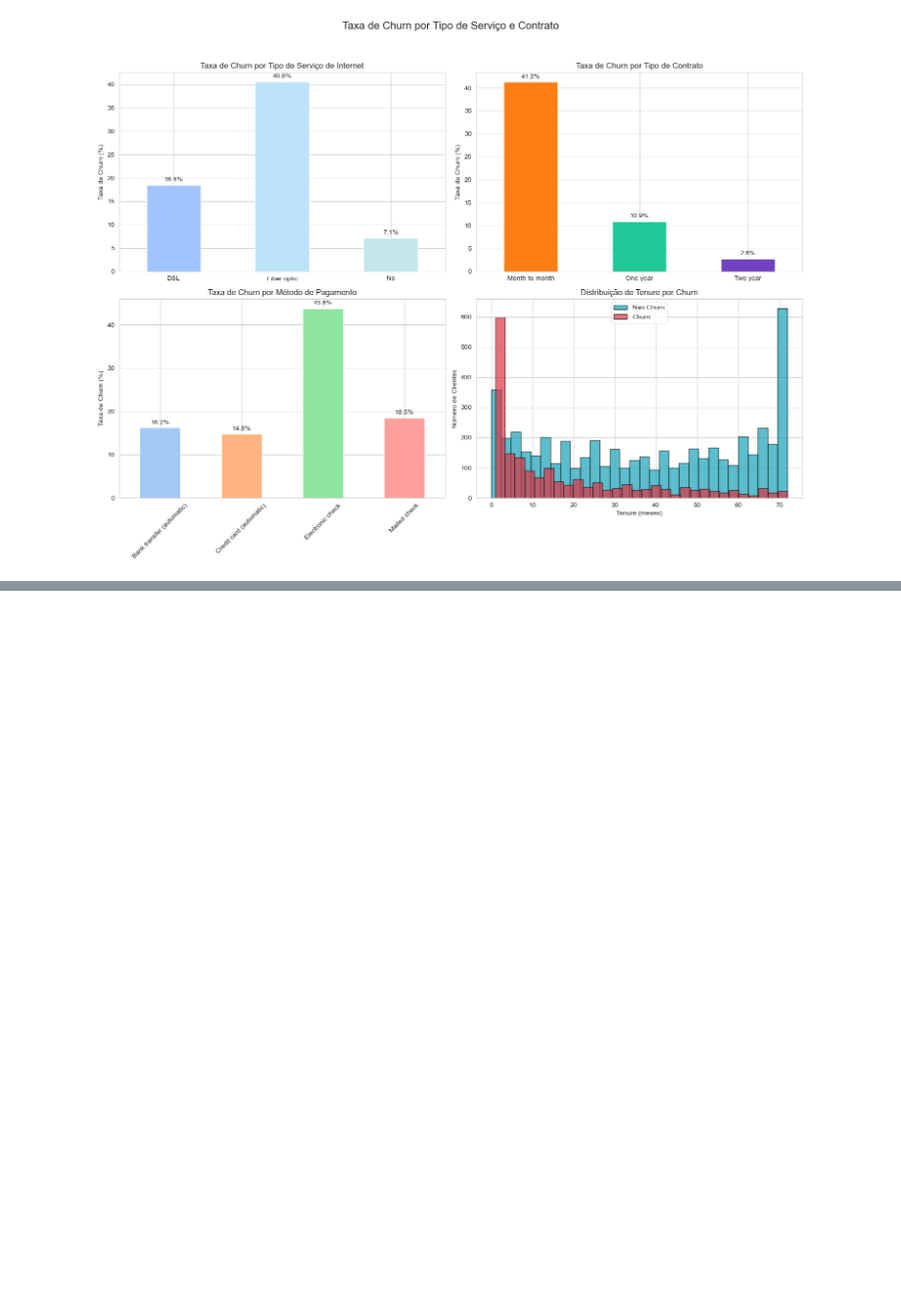
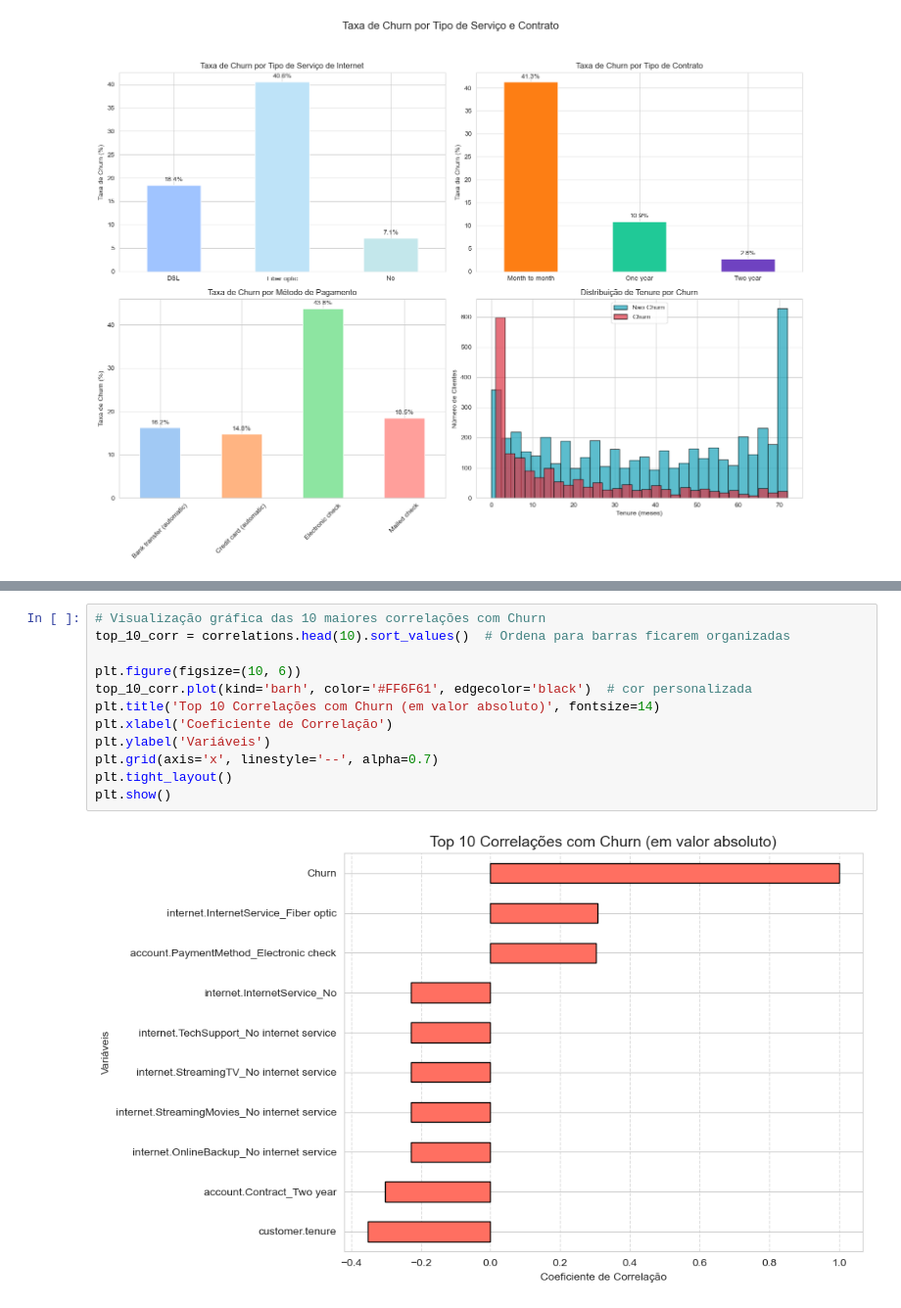
Before and after one commit to wlamirlira/TelecomX_Churn, a Jupyter notebook: TelecomX_Churn.ipynb, the cells around one changed output, grey strips where cells are left out. Shown at 98% size. Drawn from its saved outputs; the diff is of its cells as text; blank space fills up the shorter version.

```diff
--- a/TelecomX_Churn.ipynb
+++ b/TelecomX_Churn.ipynb
@@ -263,0 +320,14 @@ plt.show()
+# %%
+# Visualização gráfica das 10 maiores correlações com Churn
+top_10_corr = correlations.head(10).sort_values()  # Ordena para barras ficarem organizadas
+
+plt.figure(figsize=(10, 6))
+top_10_corr.plot(kind='barh', color='#FF6F61', edgecolor='black')  # cor personalizada
+plt.title('Top 10 Correlações com Churn (em valor absoluto)', fontsize=14)
+plt.xlabel('Coeficiente de Correlação')
+plt.ylabel('Variáveis')
+plt.grid(axis='x', linestyle='--', alpha=0.7)
+plt.tight_layout()
+plt.show()
+# %% [output]
+[figure, added]
```
Also changed, not shown: parts of 3 cells of this notebook.
